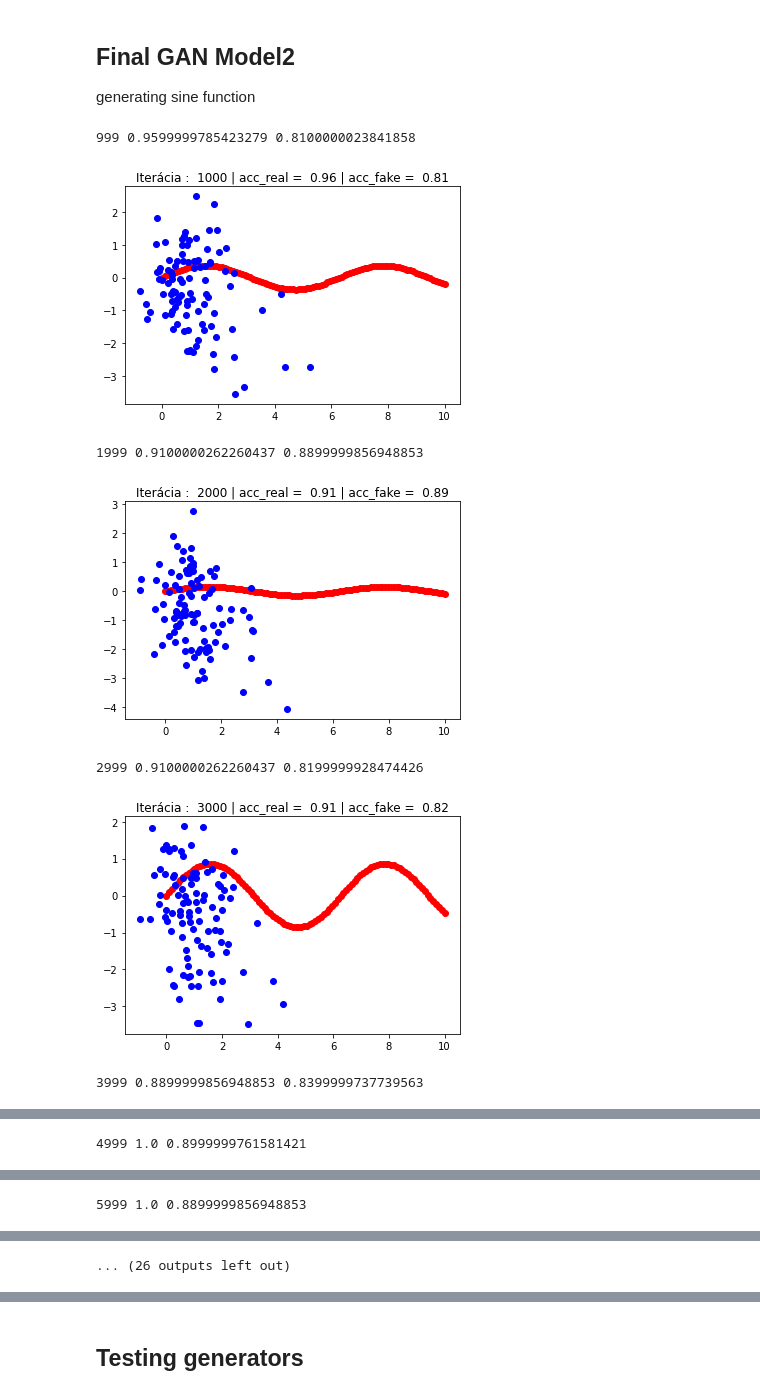
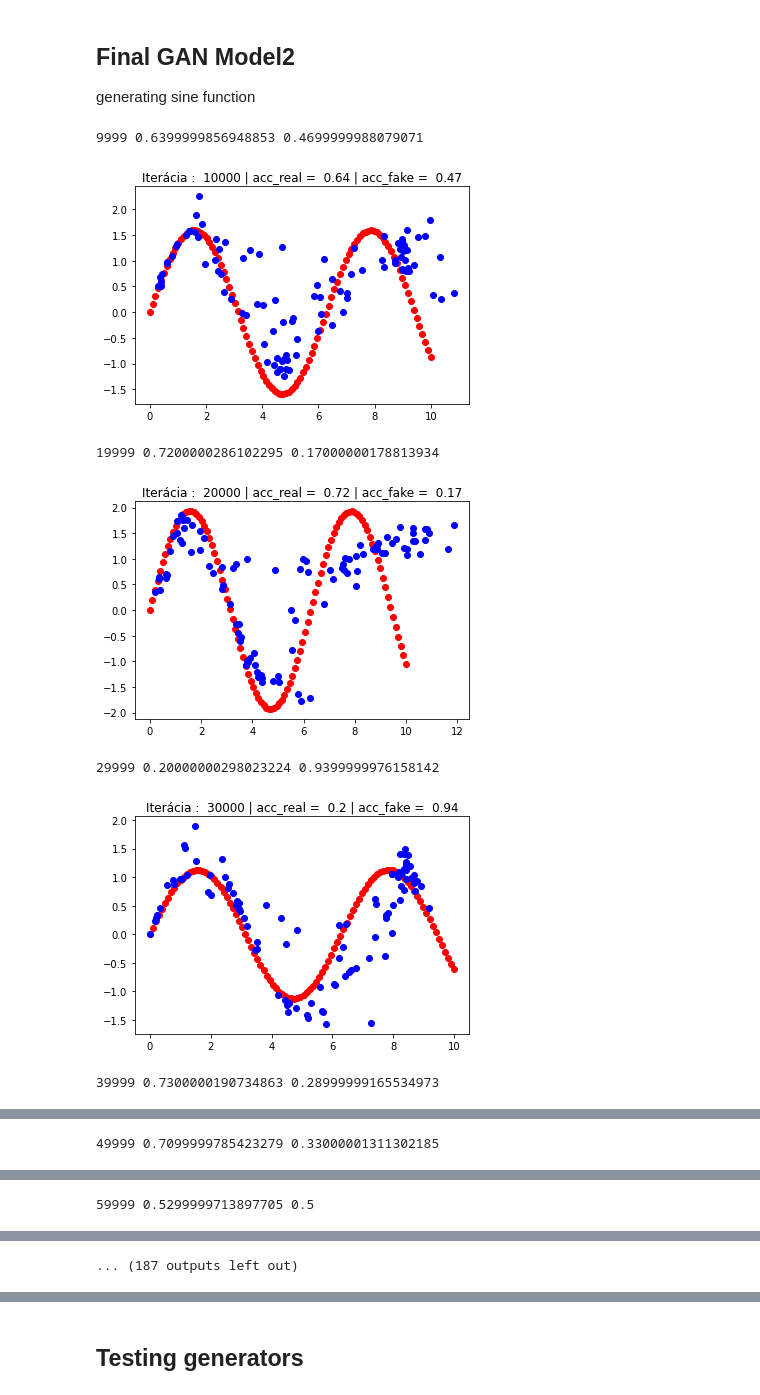
Before and after one commit to Shegy12/GAN-for-generating-artificial-ECG-data, a Jupyter notebook: GAN_1D_functions.ipynb, the cells around one changed output, grey strips where cells are left out. Saved outputs shown, nothing was run; the diff lists cells and outputs as text; code cells hidden in the pictures.

```diff
--- a/GAN_1D_functions.ipynb
+++ b/GAN_1D_functions.ipynb
@@ -53,0 +58,10 @@ from timeit import default_timer as timer
+# %%
+from google.colab import drive
+drive.mount('/content/gdrive')
+
+GOOGLE_DRIVE_PATH = Path('/content/gdrive/My Drive')
+WORKDIR = 'ECG_DATA' # specify the path to folder which you are intend to work with in this notebook
+WORKDIR_PATH = GOOGLE_DRIVE_PATH / WORKDIR
+
+if not os.path.exists(WORKDIR_PATH):
+          os.mkdir(WORKDIR_PATH)
@@ -554,7 +573,7 @@ def generate_real_samples(n):
   # generate inputs in [0,5000]
   X1 = np.linspace(0,10,n)
   # generate outputs
-  X2 = np.random.random(1)*np.sin(X1)
+  X2 = (np.random.random(1)+1)*np.sin(X1)
   # stack arrays
   X1 = X1.reshape(n, 1)
   X2 = X2.reshape(n, 1)
@@ -600,11 +619,11 @@ def summarize_performance(epoch, generator, discriminator, latent_dim, n=100):
 	# plt.ylabel('y',fontsize=12)
 	pyplot.title('Iterácia :'+ "  " + str(epoch+1)+" | "+'acc_real ='+"  "+str(np.round(acc_real,4))+" | "+'acc_fake ='+"  "+str(np.round(acc_fake,4)))
 	pyplot.show()
-	if (acc_fake > 0.475) and (acc_fake < 0.525) and (acc_real > 0.475) and (acc_real < 0.525) and epoch>200000:
-		print('Model is trained')
-		a=1/0
+	# if (acc_fake > 0.475) and (acc_fake < 0.525) and (acc_real > 0.475) and (acc_real < 0.525) and epoch>200000:
+	# 	print('Model is trained')
+	# 	a=1/0
 
-def train(generator_model, discriminator_model, gan_model, latent_dim, n_epochs=500000, n_batch=512,n_eval=1000):
+def train(generator_model, discriminator_model, gan_model, latent_dim, n_epochs=1000000, n_batch=512,n_eval=10000):
 	# determine half the size of one batch, for updating the discriminator
 	half_batch = int(n_batch / 2)
 	# manually enumerate epochs
@@ -612,49 +631,56 @@ def train(generator_model, discriminator_model, gan_model, latent_dim, n_epochs=
 		# prepare real samples
 		x_real, y_real = generate_real_samples(half_batch)
 		# prepare fake examples
 		x_fake, y_fake = generate_fake_samples(generator_model, latent_dim, half_batch) # generator model instead of random numbers
 		# update discriminator
 		d_real_loss,d_real_acc=discriminator_model.train_on_batch(x_real, y_real)
 		d_fake_loss,d_fake_acc=discriminator_model.train_on_batch(x_fake, y_fake)
 		# prepare points in latent space as input for the generator
 		x_gan = generate_latent_points(latent_dim, n_batch)
 		# create inverted labels for the fake samples
 		y_gan = ones((n_batch, 1))
 		# update the generator via the discriminator's error
 		g_loss=gan_model.train_on_batch(x_gan, y_gan)
-		d_real_loss_graph.append(d_real_loss)
-		d_real_acc_graph.append(d_real_acc)
-		d_fake_loss_graph.append(d_fake_loss)
-		d_fake_acc_graph.append(d_fake_acc)
-		g_loss_graph.append(g_loss)
+		d_real_loss_graph2.append(d_real_loss)
+		d_real_acc_graph2.append(d_real_acc)
+		d_fake_loss_graph2.append(d_fake_loss)
+		d_fake_acc_graph2.append(d_fake_acc)
+		g_loss_graph2.append(g_loss)
   # evaluate the model every n_eval epochs
 		if (i+1) % n_eval == 0:
 		  summarize_performance(i, generator_model, discriminator_model, latent_dim)
 
-d_real_loss_graph=[]
-d_real_acc_graph=[]
-d_fake_loss_graph=[]
-d_fake_acc_graph=[]
-g_loss_graph=[]
+d_real_loss_graph2=[]
+d_real_acc_graph2=[]
+d_fake_loss_graph2=[]
+d_fake_acc_graph2=[]
+g_loss_graph2=[]
 # size of the latent space
 latent_dim = 5
 # create the discriminator
 discriminator2 = define_discriminator()
 # create the generator
 generator2 = define_generator(latent_dim)
 # create the gan
-gan_model2 = define_gan(generator, discriminator)
+gan_model2 = define_gan(generator2, discriminator2)
 # train model
 train(generator2, discriminator2, gan_model2, latent_dim)
 
 
+
 end = timer()
-print(end - start) # Time in seconds, e.g. 5.38091952400282
+print('Time of training:')
+print(end - start) #20434.407103334=340minut
+np.save(WORKDIR_PATH / "d_real_loss_graph12",d_real_loss_graph2)
+np.save(WORKDIR_PATH / "d_real_acc_graph12",d_real_acc_graph2)
+np.save(WORKDIR_PATH / "d_fake_loss_graph12",d_fake_loss_graph2)
+np.save(WORKDIR_PATH / "d_fake_acc_graph12",d_fake_acc_graph2)
+np.save(WORKDIR_PATH / "g_loss_graph12",g_loss_graph2)
 # %% [output]
-999 0.9599999785423279 0.8100000023841858
+9999 0.6399999856948853 0.4699999988079071
-[figure, old version]
+[figure, new version]
-1999 0.9100000262260437 0.8899999856948853
+19999 0.7200000286102295 0.17000000178813934
-[figure, old version]
+[figure, new version]
-2999 0.9100000262260437 0.8199999928474426
+29999 0.20000000298023224 0.9399999976158142
-[figure, old version]
+[figure, new version]
-3999 0.8899999856948853 0.8399999737739563
+39999 0.7300000190734863 0.28999999165534973
@@ -662 +688 @@ print(end - start) # Time in seconds, e.g. 5.38091952400282
-4999 1.0 0.8999999761581421
+49999 0.7099999785423279 0.33000001311302185
@@ -664 +690 @@ print(end - start) # Time in seconds, e.g. 5.38091952400282
-5999 1.0 0.8899999856948853
+59999 0.5299999713897705 0.5
@@ -666 +692 @@ print(end - start) # Time in seconds, e.g. 5.38091952400282
-... (26 outputs left out)
+... (187 outputs left out)
```
Also changed, not shown: parts of 14 cells of this notebook.
